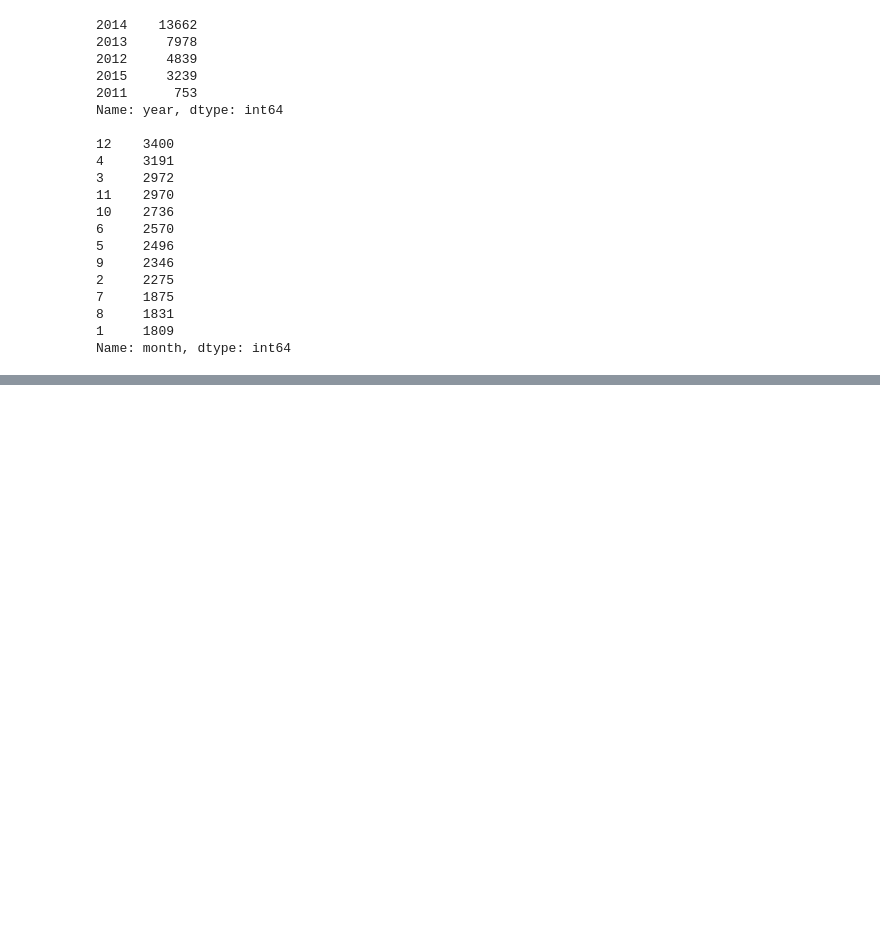
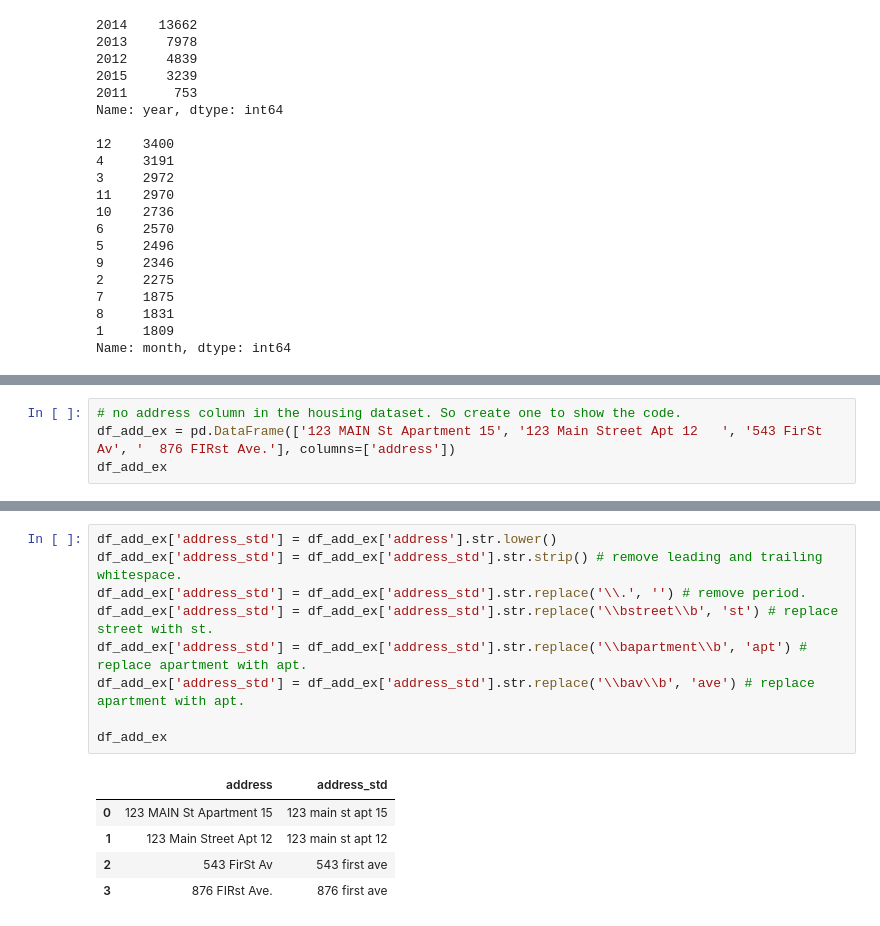
Before and after one commit to ppages01/datacleaning101, a Jupyter notebook: cleaning.ipynb, the cells around one changed output, grey strips where cells are left out. Saved outputs shown, nothing was run; the diff lists cells and outputs as text; blank space fills up the shorter version.

Commit message:
dealing with addresses

```diff
--- a/cleaning.ipynb
+++ b/cleaning.ipynb
@@ -594,0 +663,4 @@ Name: month, dtype: int64
+# %%
+# no address column in the housing dataset. So create one to show the code.
+df_add_ex = pd.DataFrame(['123 MAIN St Apartment 15', '123 Main Street Apt 12   ', '543 FirSt Av', '  876 FIRst Ave.'], columns=['address'])
+df_add_ex
@@ -594,0 +673,15 @@ Name: month, dtype: int64
+# %%
+df_add_ex['address_std'] = df_add_ex['address'].str.lower()
+df_add_ex['address_std'] = df_add_ex['address_std'].str.strip() # remove leading and trailing whitespace.
+df_add_ex['address_std'] = df_add_ex['address_std'].str.replace('\\.', '') # remove period.
+df_add_ex['address_std'] = df_add_ex['address_std'].str.replace('\\bstreet\\b', 'st') # replace street with st.
+df_add_ex['address_std'] = df_add_ex['address_std'].str.replace('\\bapartment\\b', 'apt') # replace apartment with apt.
+df_add_ex['address_std'] = df_add_ex['address_std'].str.replace('\\bav\\b', 'ave') # replace apartment with apt.
+
+df_add_ex
+# %% [output]
+|  | address | address_std |
+| 0 | 123 MAIN St Apartment 15 | 123 main st apt 15 |
+| 1 | 123 Main Street Apt 12 | 123 main st apt 12 |
+| 2 | 543 FirSt Av | 543 first ave |
+| 3 | 876 FIRst Ave. | 876 first ave |
```
Also changed, not shown: parts of 9 cells of this notebook.
